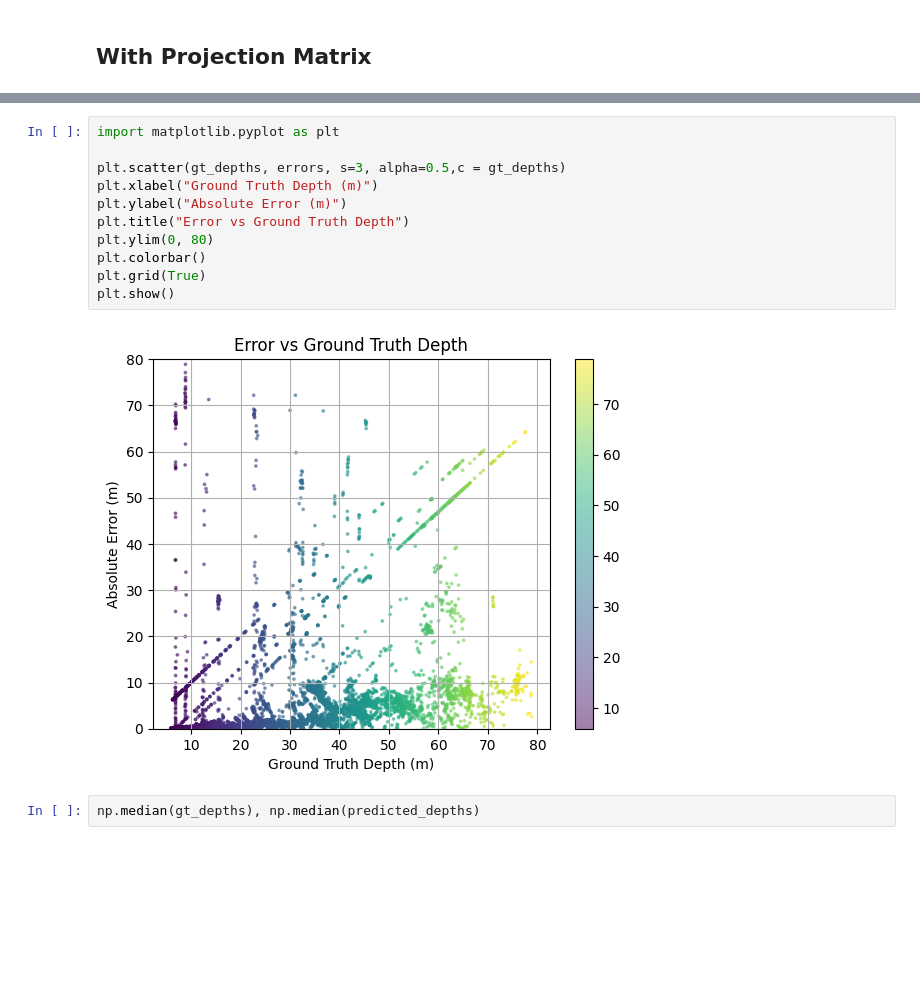
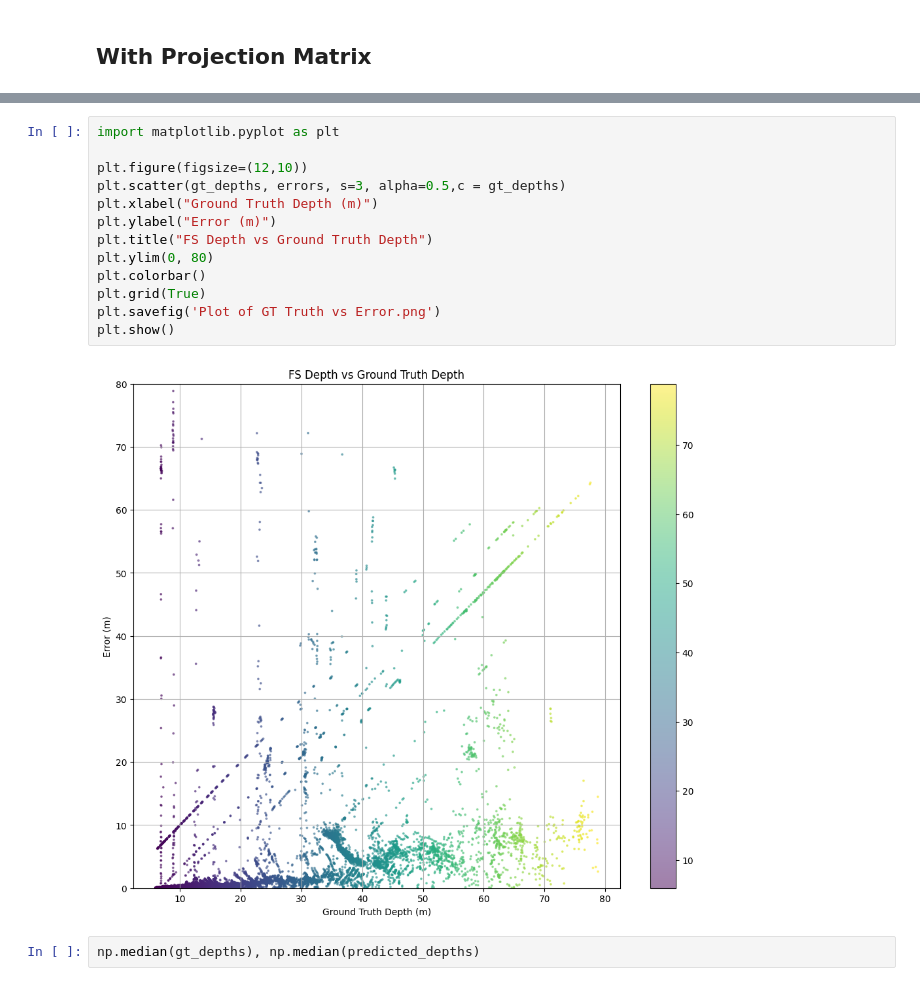
Before and after one commit to adityat4aa/Thesis, a Jupyter notebook: Fuse_Camera_Lidar/Testing/fuse_lidar_camera - Kopie.ipynb, the cells around one changed output, grey strips where cells are left out. Cells and saved outputs as stored; diff of their text form; blank space fills up the shorter version.

```diff
--- a/Fuse_Camera_Lidar/Testing/fuse_lidar_camera - Kopie.ipynb
+++ b/Fuse_Camera_Lidar/Testing/fuse_lidar_camera - Kopie.ipynb
@@ -229,16 +231,18 @@ plt.show()
 # %%
 import matplotlib.pyplot as plt
 
+plt.figure(figsize=(12,10))
 plt.scatter(gt_depths, errors, s=3, alpha=0.5,c = gt_depths)
 plt.xlabel("Ground Truth Depth (m)")
-plt.ylabel("Absolute Error (m)")
-plt.title("Error vs Ground Truth Depth")
+plt.ylabel("Error (m)")
+plt.title("FS Depth vs Ground Truth Depth")
 plt.ylim(0, 80)
 plt.colorbar()
 plt.grid(True)
+plt.savefig('Plot of GT Truth vs Error.png')
 plt.show()
 # %% [output]
-[figure, old version]
+[figure, new version]
 # %%
 np.median(gt_depths), np.median(predicted_depths)
 # %% [output]
```
Also changed, not shown: parts of 1 cell of this notebook, 2 other files.
